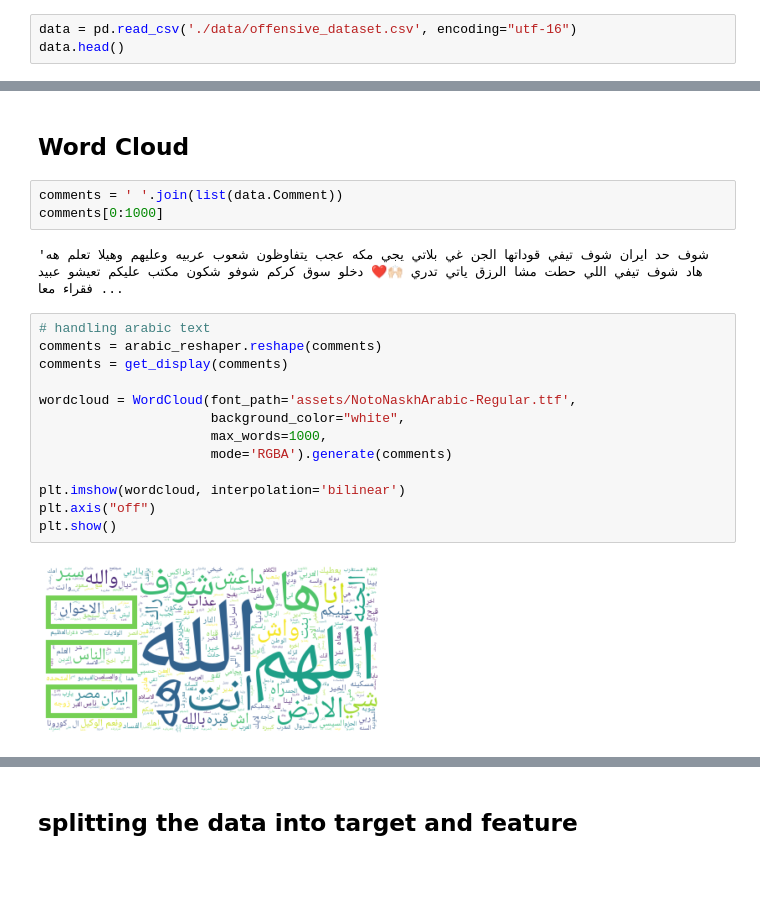
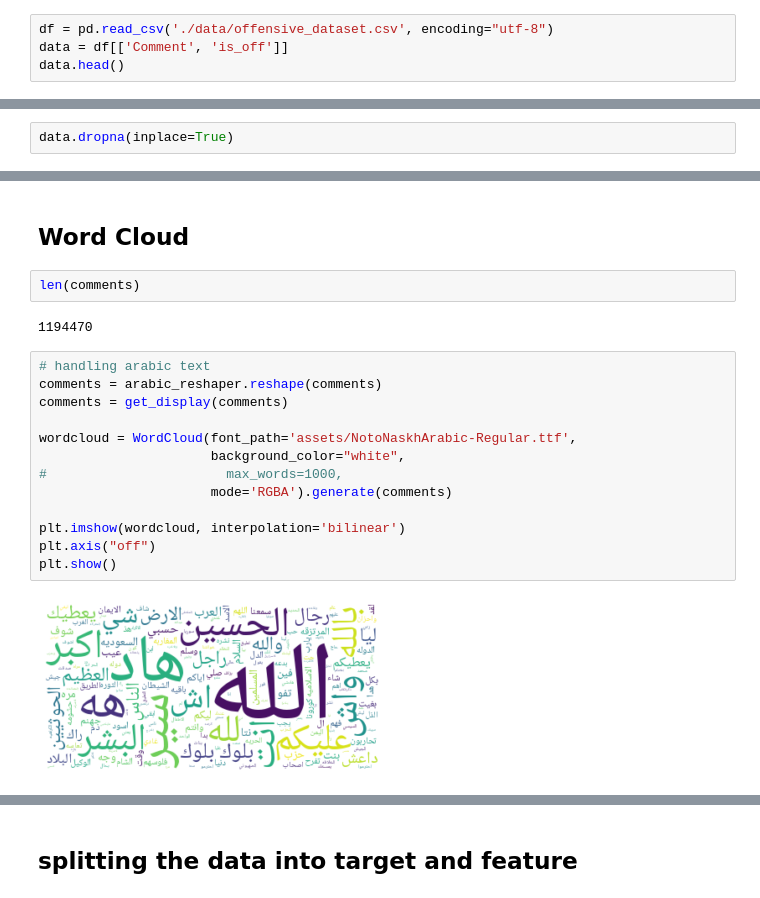
Before and after one commit to MouadBH/arabic-offensive-language-detection, a Jupyter notebook: tf_idf_feature.ipynb, the cells around one changed output, grey strips where cells are left out. Drawn from its saved outputs; the diff is of its cells as text; blank space fills up the shorter version.

```diff
--- a/tf_idf_feature.ipynb
+++ b/tf_idf_feature.ipynb
@@ -23,7 +23,8 @@ warnings.filterwarnings('ignore')
 # %% [markdown]
 ## Import data
 # %%
-data = pd.read_csv('./data/offensive_dataset.csv', encoding="utf-16")
+df = pd.read_csv('./data/offensive_dataset.csv', encoding="utf-8")
+data = df[['Comment', 'is_off']]
 data.head()
 # %% [output]
 |  | Comment | is_off |
@@ -49,0 +75,2 @@ data.shape
+# %%
+data.dropna(inplace=True)
@@ -50,22 +127,21 @@ data.shape
 # %% [markdown]
 ## Word Cloud
-# %%
-comments = ' '.join(list(data.Comment))
-comments[0:1000]
-# %% [output]
-'شوف حد ايران شوف تيفي قوداتها الجن غي بلاتي يجي مكه عجب يتفاوظون شعوب عربيه وعليهم وهيلا تعلم هه هاد شوف تيفي اللي حطت مشا الرزق ياتي تدري 🙌🏻❤️ دخلو سوق كركم شوفو شكون مكتب عليكم تعيشو عبيد فقراء معا ...
+# %%
+len(comments)
+# %% [output]
+1194470
 # %%
 # handling arabic text
 comments = arabic_reshaper.reshape(comments)
 comments = get_display(comments)
 
 wordcloud = WordCloud(font_path='assets/NotoNaskhArabic-Regular.ttf',
                       background_color="white",
-                      max_words=1000,
+#                       max_words=1000,
                       mode='RGBA').generate(comments)
 
 plt.imshow(wordcloud, interpolation='bilinear')
 plt.axis("off")
 plt.show()
 # %% [output]
-[figure, old version]
+[figure, new version]
```
Also changed, not shown: parts of 25 cells of this notebook, 2 other files.
